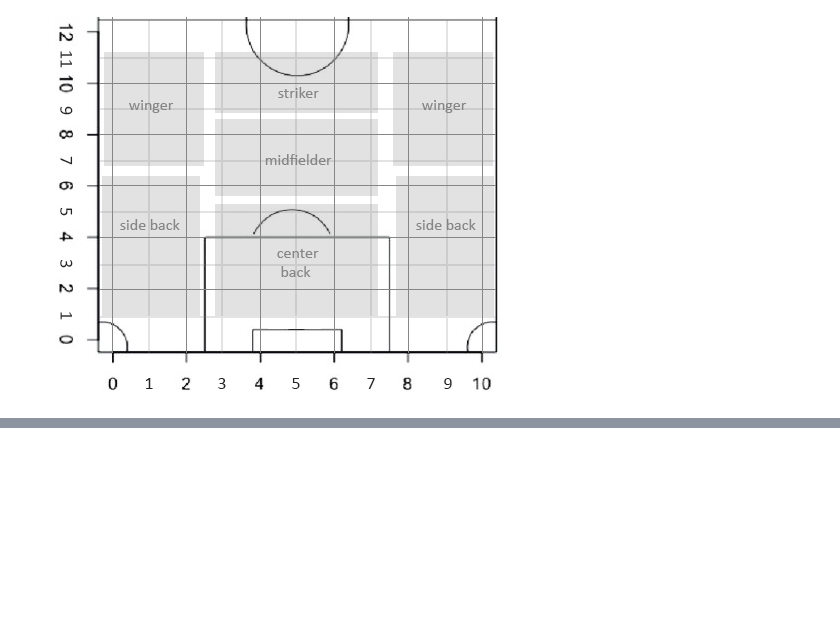
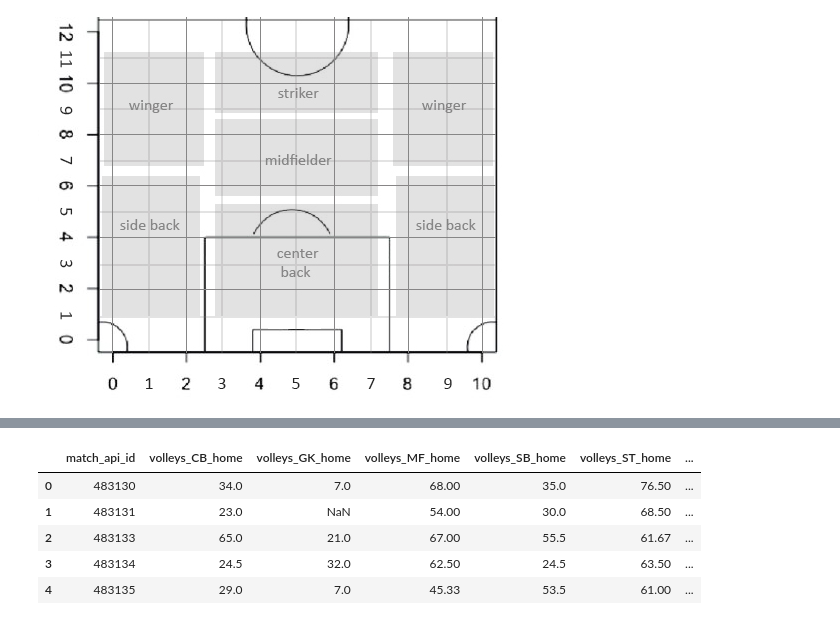
Before and after one commit to lorihe/Springboard-Capstone2---European-Soccer-Data, a Jupyter notebook: Notebook/01 Data Processing-5.ipynb, the cells around one changed output, grey strips where cells are left out. Cells and saved outputs as stored; diff of their text form; code cells hidden in the pictures; blank space fills up the shorter version.

```diff
--- a/Notebook/01 Data Processing-5.ipynb
+++ b/Notebook/01 Data Processing-5.ipynb
@@ -450,0 +462,34 @@ matches_new.head(20)
+# %%
+def add_stats(df):
+    df = df.drop(columns = ['player_num','X', 'Y'])
+    df_merge = pd.merge(df, matches_d, on = 'match_api_id')
+    df_merge = pd.merge(df_merge, player_detail_group, on = ['player_api_id', 'date'], how = 'left')
+    df_merge.drop(columns = ['player_api_id', 'date'], inplace = True)
+
+    df_merge_mean = df_merge.groupby(['match_api_id', 'Position']).mean().round(2)
+    df_merge_mean = df_merge_mean.reset_index()
+
+    df_merge_wide = pd.pivot(df_merge_mean, index = 'match_api_id', columns = 'Position',
+                             values = ['volleys', 'dribbling', 'ball_control',
+       'acceleration', 'sprint_speed', 'agility', 'reactions', 'balance',
+       'jumping', 'stamina', 'strength', 'aggression', 'positioning', 'vision',
+       'penalties', 'passing', 'shooting', 'defence', 'goalkeeping'])
+    df_merge_wide.columns = df_merge_wide.columns.to_flat_index()
+    df_merge_wide = df_merge_wide.reset_index()
+
+    return df_merge_wide
+# %%
+matches_h_stats = add_stats(matched_h_XY)
+# %%
+matches_a_stats = add_stats(matched_a_XY)
+# %%
+matches_combined = pd.merge(matches_h_stats, matches_a_stats, on = 'match_api_id', how = 'outer')
+# %%
+matches_combined.head()
+# %% [output]
+|  | match_api_id | volleys_CB_home | volleys_GK_home | volleys_MF_home | volleys_SB_home | volleys_ST_home | ... |
+| 0 | 483130 | 34.0 | 7.0 | 68.00 | 35.0 | 76.50 | ... |
+| 1 | 483131 | 23.0 | NaN | 54.00 | 30.0 | 68.50 | ... |
+| 2 | 483133 | 65.0 | 21.0 | 67.00 | 55.5 | 61.67 | ... |
+| 3 | 483134 | 24.5 | 32.0 | 62.50 | 24.5 | 63.50 | ... |
+| 4 | 483135 | 29.0 | 7.0 | 45.33 | 53.5 | 61.00 | ... |
```
Also changed, not shown: parts of 76 cells of this notebook, 1 other file.
